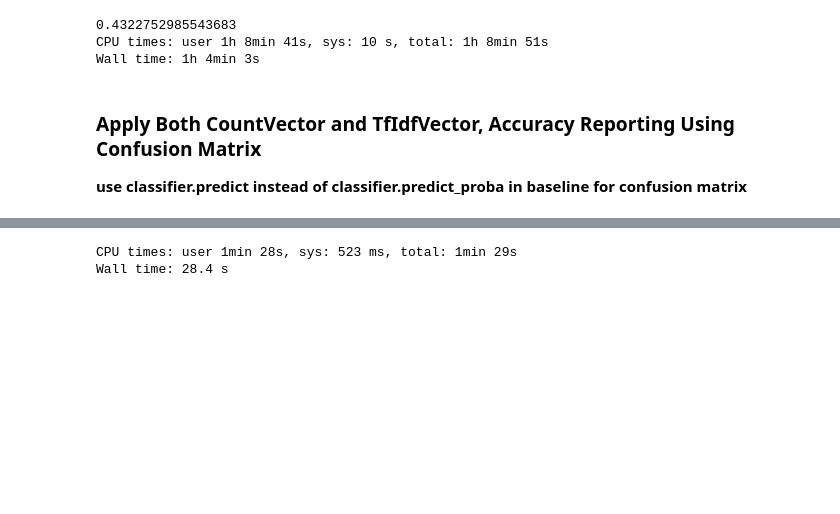
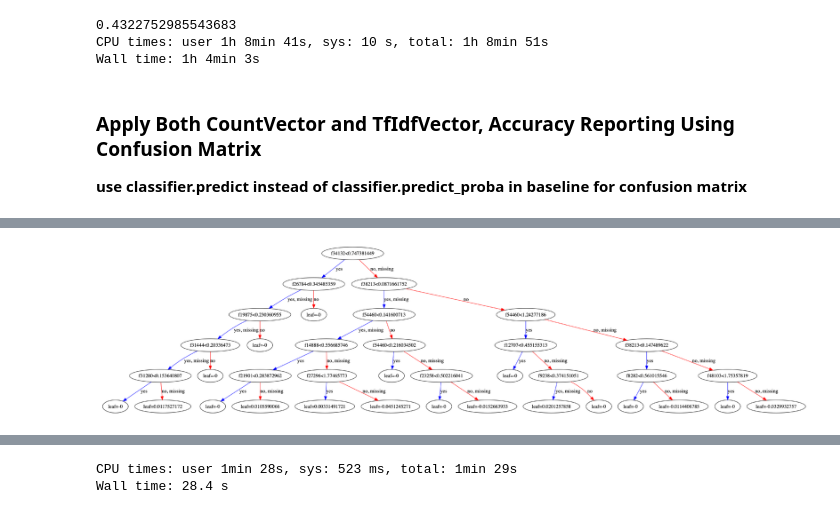
Before and after one commit to yungnien/Springboard, a Jupyter notebook: capstone/Data Wrangling.ipynb, the cells around one changed output, grey strips where cells are left out. Cells and saved outputs as stored; diff of their text form; code cells hidden in the pictures; blank space fills up the shorter version.

```diff
--- a/capstone/Data Wrangling.ipynb
+++ b/capstone/Data Wrangling.ipynb
@@ -646,3 +646,22 @@ test_text = test_data['question_text']
 train_target = train_data['target']
 all_text = train_text.append(test_text)
 X_train, X_test, y_train, y_test = train_test_split(train_text, train_target, test_size=0.20, random_state = 0)
+# %%
+%%time
+
+from sklearn.feature_extraction.text import TfidfVectorizer,CountVectorizer, TfidfTransformer
+import xgboost as xgb
+
+# apply both cont vector & tf-idf vector
+count_vectorizer = CountVectorizer()
+tfidf_transformer = TfidfTransformer()
+
+# from X_train -> X_train_counts -> X_train_tfidf
+X_train_count = count_vectorizer.fit_transform(train_text)
+X_train_tfidf = tfidf_transformer.fit_transform(X_train_count)
+
+# fit model
+data_dmatrix = xgb.DMatrix(data=X_train_tfidf,label=train_target)
+params = {"objective":"reg:linear",'colsample_bytree': 0.3,'learning_rate': 0.1,'max_depth': 5, 'alpha': 10}
+cv_results = xgb.cv(dtrain=data_dmatrix, params=params, nfold=3,
+                    num_boost_round=100,early_stopping_rounds=10,metrics="rmse", as_pandas=True, seed=123)
@@ -648,0 +691,10 @@ X_train, X_test, y_train, y_test = train_test_split(train_text, train_target, te
+# %%
+xg_reg = xgb.train(params=params, dtrain=data_dmatrix, num_boost_round=10)
+# %%
+import matplotlib.pyplot as plt
+
+xgb.plot_tree(xg_reg,num_trees=0)
+plt.rcParams['figure.figsize'] = [80, 30]
+plt.show()
+# %% [output]
+[figure, added]
```
Also changed, not shown: parts of 15 cells of this notebook.
